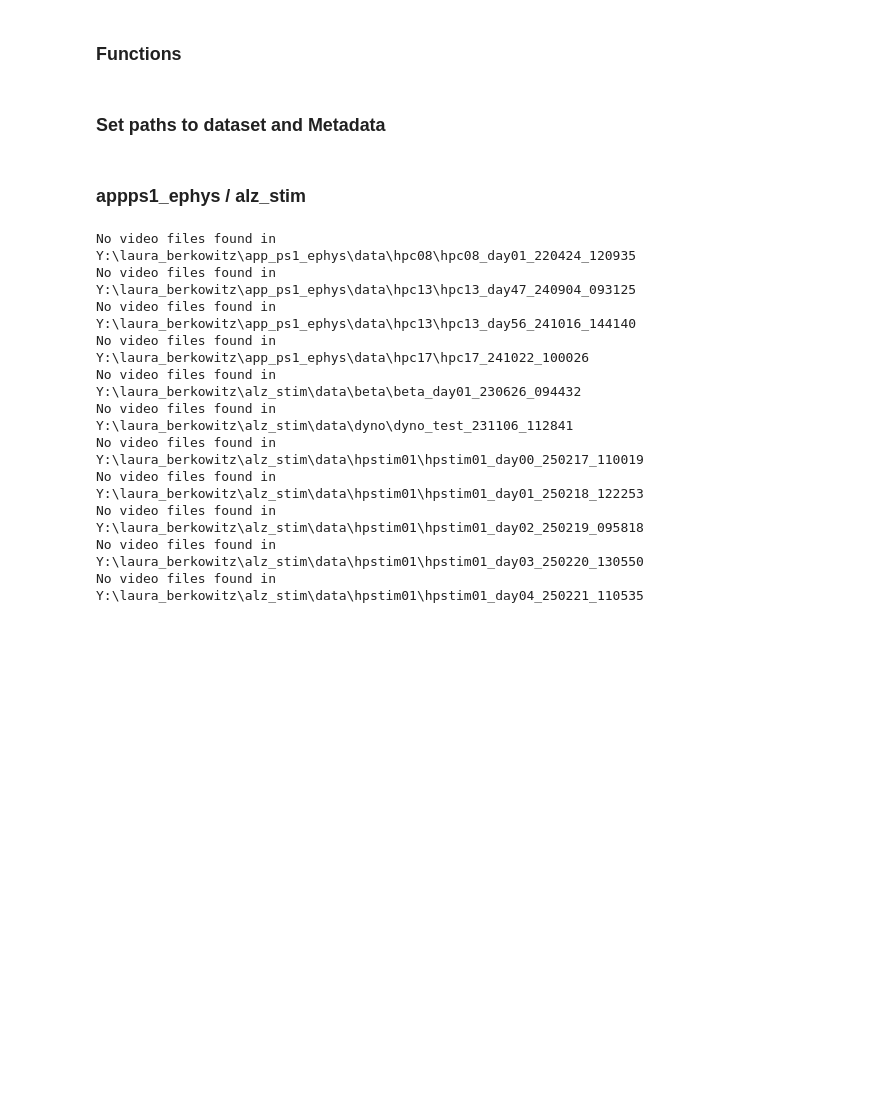
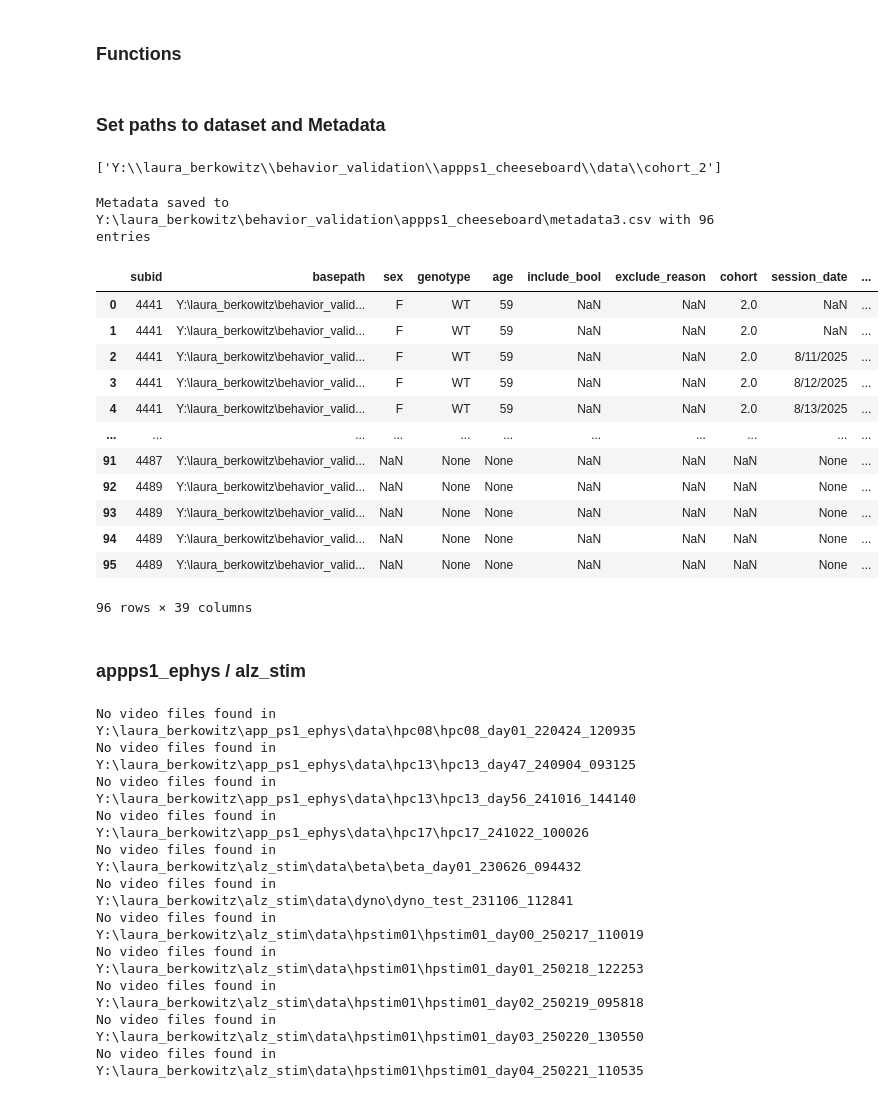
Before and after one commit to lolaBerkowitz/SNLab_ephys, a Jupyter notebook: behavior/populate_behavior_metadata.ipynb, the cells around one changed output. Saved outputs shown, nothing was run; the diff lists cells and outputs as text; code cells hidden in the pictures; blank space fills up the shorter version.

Commit message:
added changes to initialize metadata.csv if one doesn't exist

```diff
--- a/behavior/populate_behavior_metadata.ipynb
+++ b/behavior/populate_behavior_metadata.ipynb
@@ -112,5 +145,30 @@ metadata_path = r"Y:\Becka Irwin\IVD\2025 Practice Open Field APP KI Mice\metada
+# %%
+dataset_path = [r"Y:\laura_berkowitz\behavior_validation\appps1_cheeseboard\data\cohort_2"]
+metadata_path = r"Y:\laura_berkowitz\behavior_validation\appps1_cheeseboard\metadata3.csv"
+# %%
+dataset_path
+# %% [output]
+['Y:\\laura_berkowitz\\behavior_validation\\appps1_cheeseboard\\data\\cohort_2']
 # %%
-metadata_path = populate_metadata_from_datafolders(dataset_path, metadata_path, save_metadata=False)
+metadata_df = populate_metadata_from_datafolders(dataset_path, metadata_path, save_metadata=True)
+# %% [output]
+Metadata saved to Y:\laura_berkowitz\behavior_validation\appps1_cheeseboard\metadata3.csv with 96 entries
+# %%
+metadata_df
+# %% [output]
+|  | subid | basepath | sex | genotype | age | include_bool | exclude_reason | cohort | session_date | ... |
+| 0 | 4441 | Y:\laura_berkowitz\behavior_valid... | F | WT | 59 | NaN | NaN | 2.0 | NaN | ... |
+| 1 | 4441 | Y:\laura_berkowitz\behavior_valid... | F | WT | 59 | NaN | NaN | 2.0 | NaN | ... |
+| 2 | 4441 | Y:\laura_berkowitz\behavior_valid... | F | WT | 59 | NaN | NaN | 2.0 | 8/11/2025 | ... |
+| 3 | 4441 | Y:\laura_berkowitz\behavior_valid... | F | WT | 59 | NaN | NaN | 2.0 | 8/12/2025 | ... |
+| 4 | 4441 | Y:\laura_berkowitz\behavior_valid... | F | WT | 59 | NaN | NaN | 2.0 | 8/13/2025 | ... |
+| ... | ... | ... | ... | ... | ... | ... | ... | ... | ... | ... |
+| 91 | 4487 | Y:\laura_berkowitz\behavior_valid... | NaN | None | None | NaN | NaN | NaN | None | ... |
+| 92 | 4489 | Y:\laura_berkowitz\behavior_valid... | NaN | None | None | NaN | NaN | NaN | None | ... |
+| 93 | 4489 | Y:\laura_berkowitz\behavior_valid... | NaN | None | None | NaN | NaN | NaN | None | ... |
+| 94 | 4489 | Y:\laura_berkowitz\behavior_valid... | NaN | None | None | NaN | NaN | NaN | None | ... |
+| 95 | 4489 | Y:\laura_berkowitz\behavior_valid... | NaN | None | None | NaN | NaN | NaN | None | ... |
+96 rows × 39 columns
 # %% [markdown]
 ### appps1_ephys / alz_stim
 # %%
```
Also changed, not shown: parts of 4 cells of this notebook.
